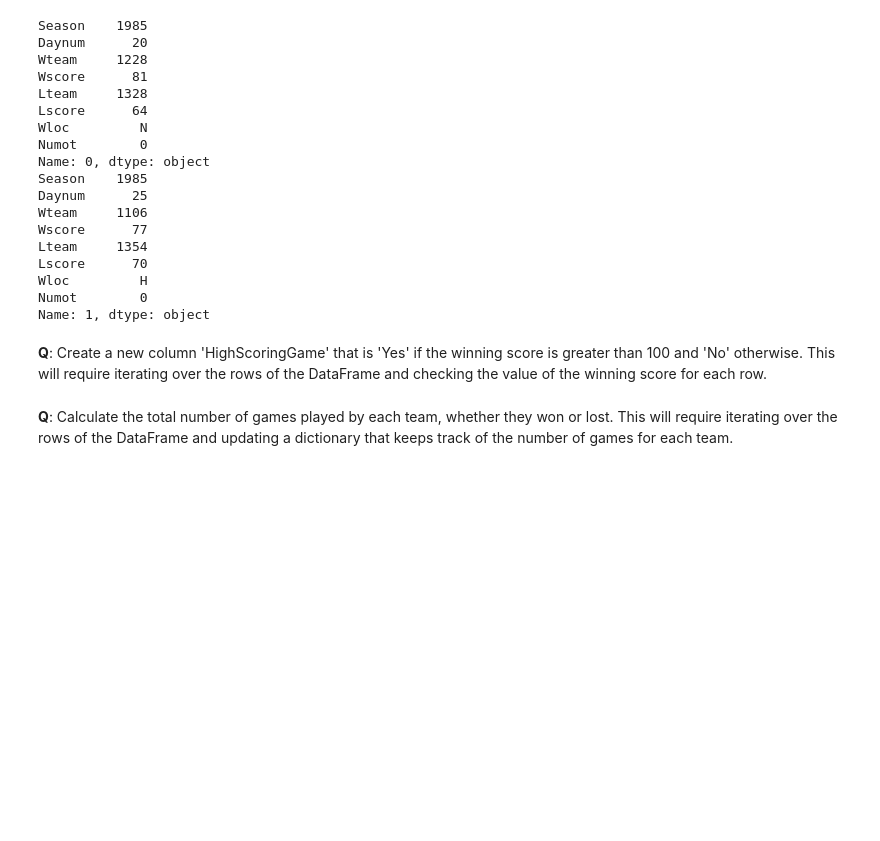
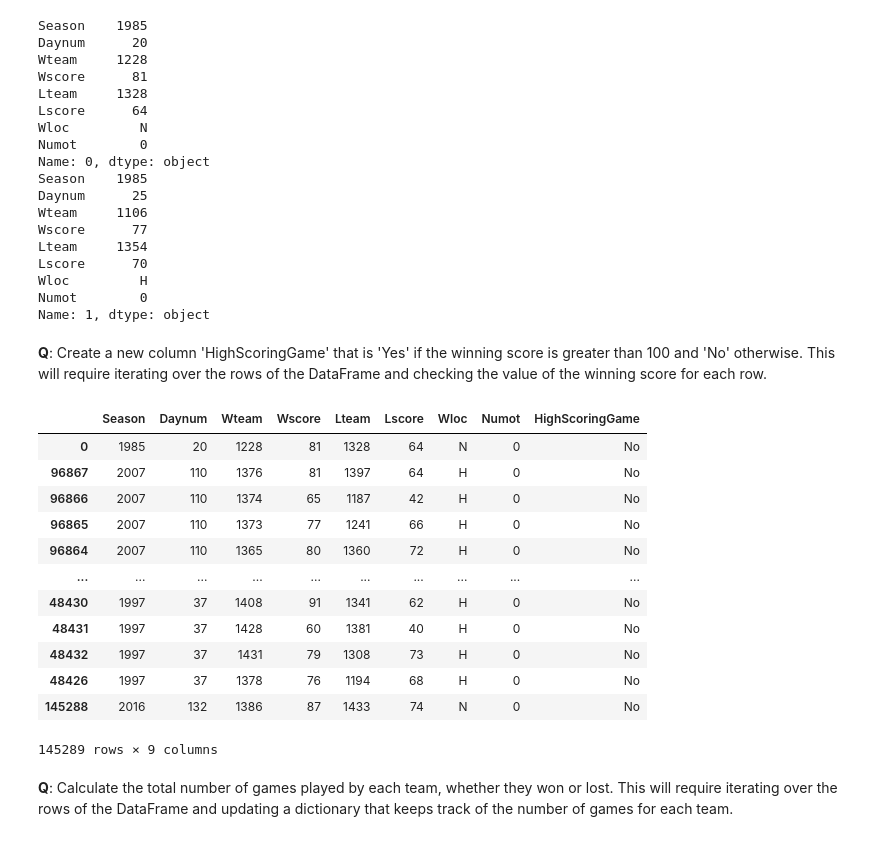
Before and after one commit to brynet4183/62444, a Jupyter notebook: individual/pt_s215520.ipynb, the cells around one changed output. Drawn from its saved outputs; the diff is of its cells as text; code cells hidden in the pictures; blank space fills up the shorter version.

```diff
--- a/individual/pt_s215520.ipynb
+++ b/individual/pt_s215520.ipynb
@@ -524,3 +533,24 @@ Name: 1, dtype: object
+# %%
+# Write your code here
+df['HighScoringGame'] = "No"
+for index, row in df.iterrows():
+    if row['Wscore'] > 100:
+        df[index]['HighScoringGame'] = 'Yes'
+df.sort_values('HighScoringGame')
+# %% [output]
+|  | Season | Daynum | Wteam | Wscore | Lteam | Lscore | Wloc | Numot | HighScoringGame |
+| 0 | 1985 | 20 | 1228 | 81 | 1328 | 64 | N | 0 | No |
+| 96867 | 2007 | 110 | 1376 | 81 | 1397 | 64 | H | 0 | No |
+| 96866 | 2007 | 110 | 1374 | 65 | 1187 | 42 | H | 0 | No |
+| 96865 | 2007 | 110 | 1373 | 77 | 1241 | 66 | H | 0 | No |
+| 96864 | 2007 | 110 | 1365 | 80 | 1360 | 72 | H | 0 | No |
+| ... | ... | ... | ... | ... | ... | ... | ... | ... | ... |
+| 48430 | 1997 | 37 | 1408 | 91 | 1341 | 62 | H | 0 | No |
+| 48431 | 1997 | 37 | 1428 | 60 | 1381 | 40 | H | 0 | No |
+| 48432 | 1997 | 37 | 1431 | 79 | 1308 | 73 | H | 0 | No |
+| 48426 | 1997 | 37 | 1378 | 76 | 1194 | 68 | H | 0 | No |
+| 145288 | 2016 | 132 | 1386 | 87 | 1433 | 74 | N | 0 | No |
+145289 rows × 9 columns
 # %% [markdown]
 **Q**: Calculate the total number of games played by each team, whether they won or lost. This will require iterating over the rows of the DataFrame and updating a dictionary that keeps track of the number of games for each team.
 # %%
```
Also changed, not shown: parts of 6 cells of this notebook, 1 other file.
